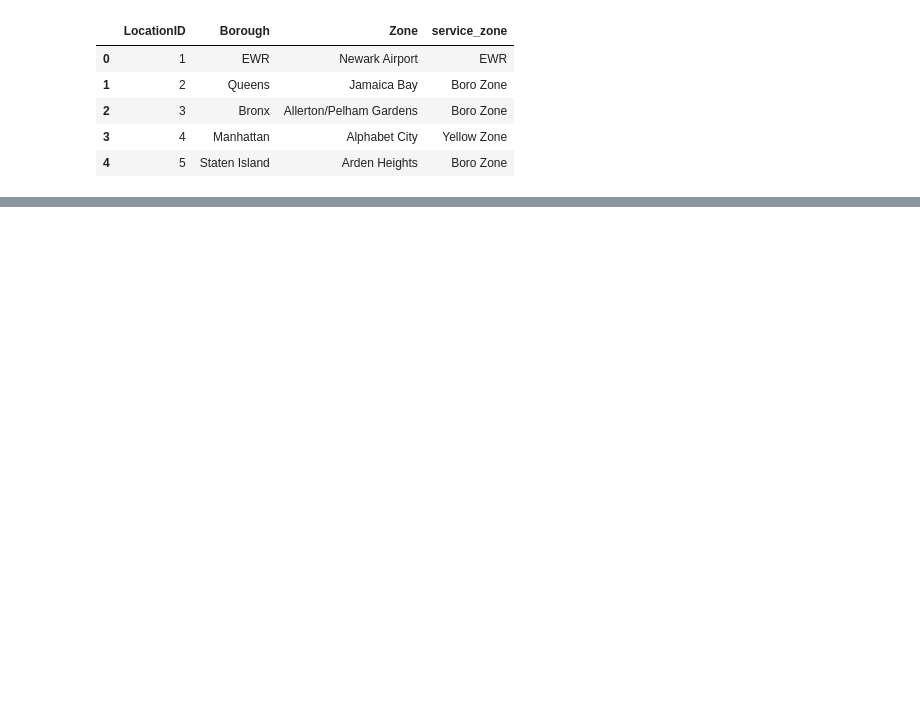
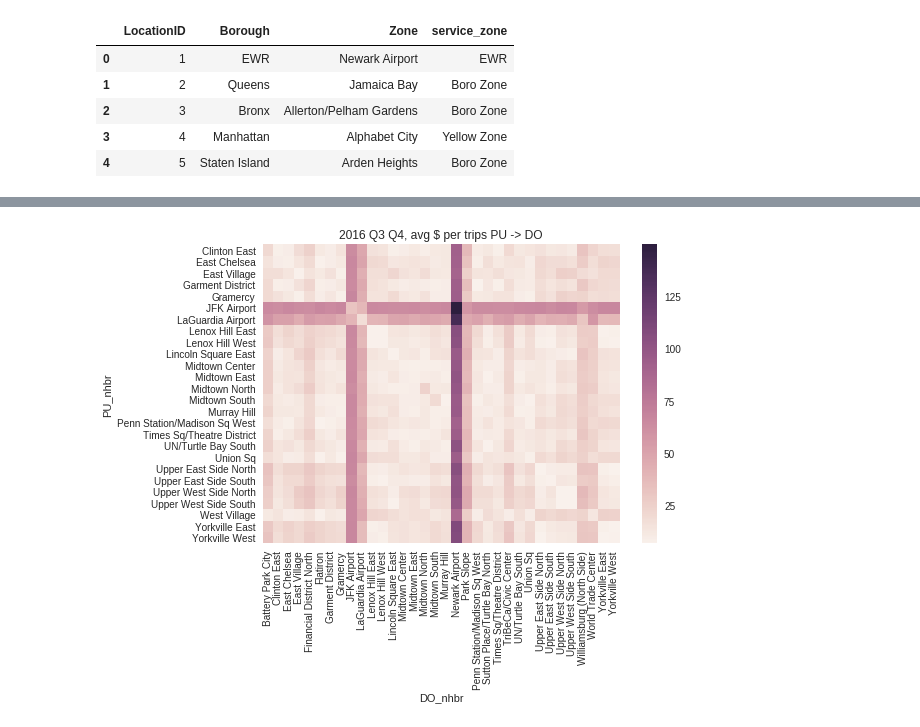
Before and after one commit to Shasha-Lin/Taxi_Uber_Usage, a Jupyter notebook: nhbr_heatmaps.ipynb, the cells around one changed output, grey strips where cells are left out. Cells and saved outputs as stored; diff of their text form; code cells hidden in the pictures; blank space fills up the shorter version.

```diff
--- a/nhbr_heatmaps.ipynb
+++ b/nhbr_heatmaps.ipynb
@@ -72,3 +107,7 @@ matrix('$')
+# %%
+matrix('$', avg=True)
+# %% [output]
+[figure, added]
 # %%
 matrix('passengers')
 # %% [output]
```
Also changed, not shown: parts of 9 cells of this notebook, 1 other file.
